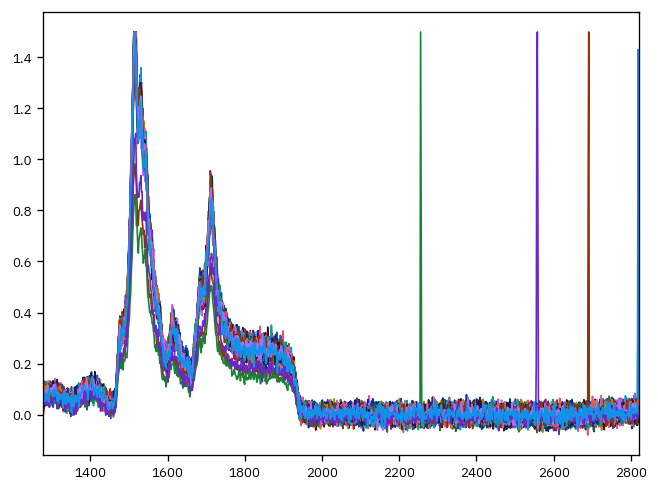
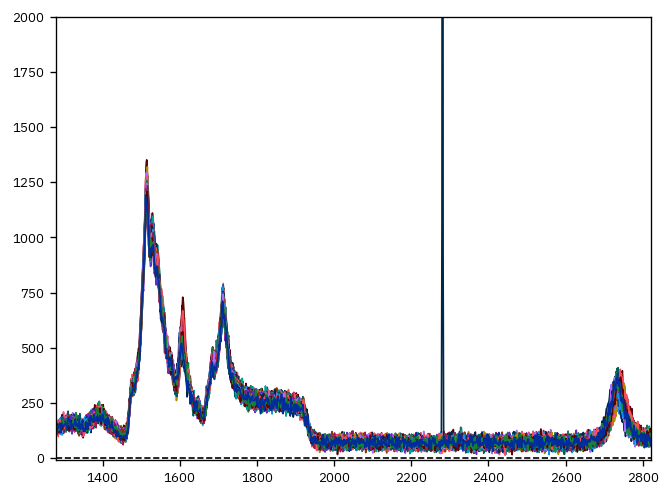
The change to this notebook cell's code, shown as a diff; its figure went from the first image to the second:
--- before
+++ after
@@ -1,5 +1,6 @@
-for i in range(100):
-    plt.plot(data_SiC["raman_shift"][i], data_SiC["counts"][i])
+for i in range(64):
+    plt.plot(data_mixed["raman_shift"][i], data_mixed["counts"][i])
     #plt.plot(data_mixed["raman_shift"][i], data_mixed["counts"][i])
+plt.axhline(0, color='black', linestyle='--')
 #plt.xlim(1400, 1800)
-#plt.ylim(0.8, 1.3)
+plt.ylim(-10, 2e3)

Commit: Updated input baseline